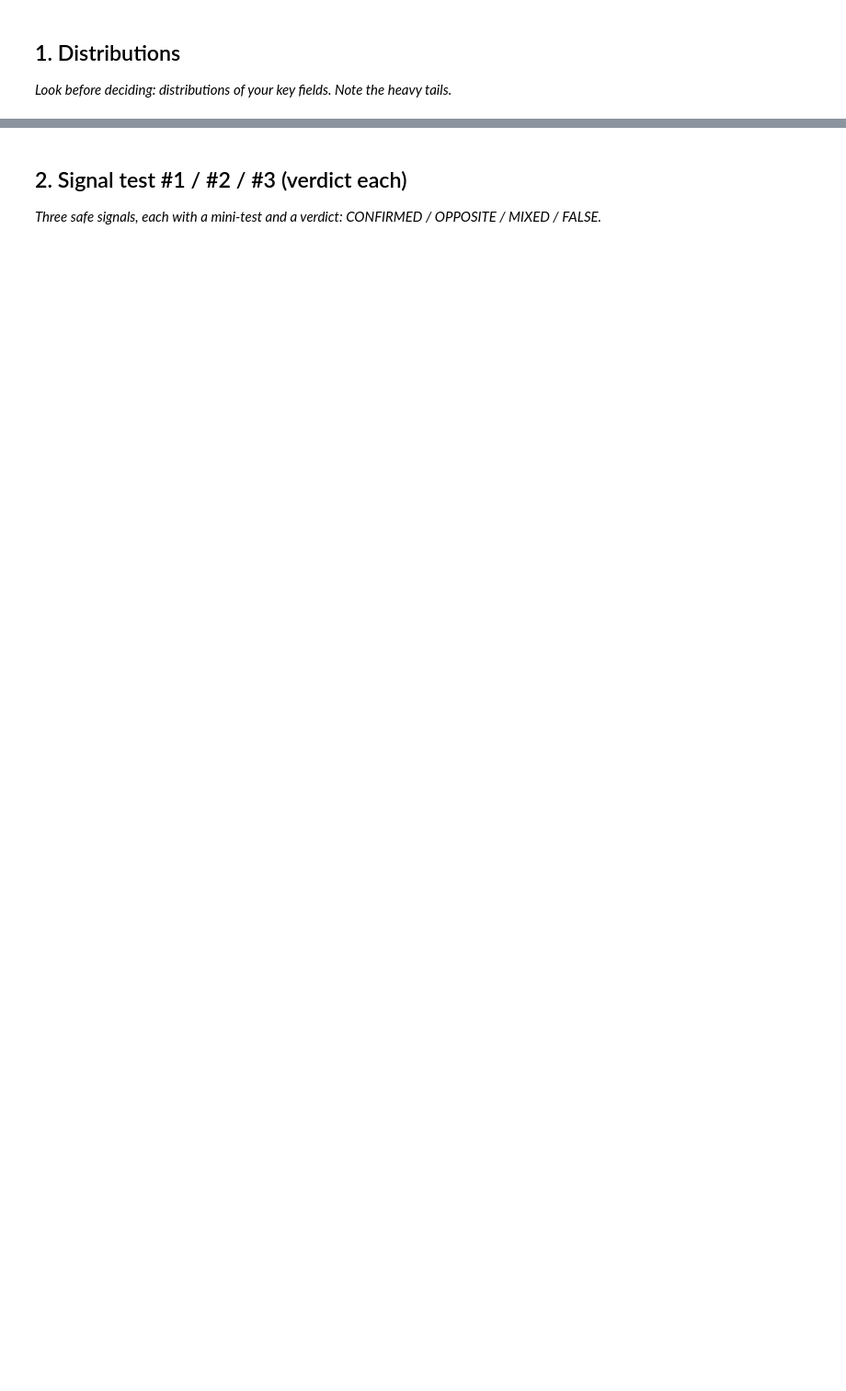
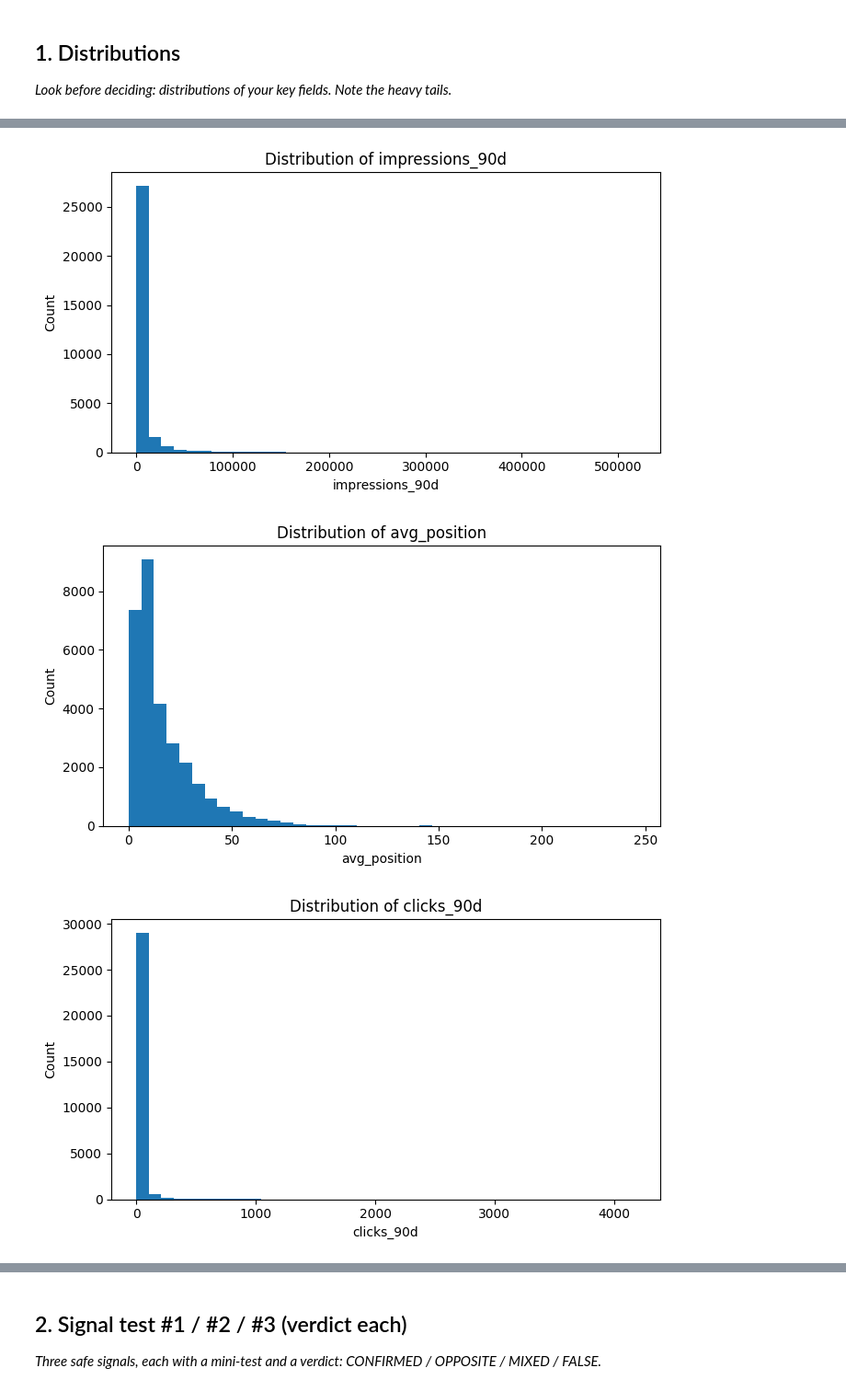
Before and after one commit to tabassumrafiq/flyrank-ml-internship, a Jupyter notebook: work/notebooks/w04_signal_audit.ipynb, the cells around one changed output, grey strips where cells are left out. Shown at 92% size. Cells and saved outputs as stored; diff of their text form; code cells hidden in the pictures; blank space fills up the shorter version.

```diff
--- a/work/notebooks/w04_signal_audit.ipynb
+++ b/work/notebooks/w04_signal_audit.ipynb
@@ -10,3 +28,8 @@ This skeleton is yours to fill. Work the sections **in order** — each one has
 ## 1. Distributions
 
 *Look before deciding: distributions of your key fields. Note the heavy tails.*
+# %%
+from google.colab import files
+import pandas as pd
+
+uploaded = files.upload()
@@ -12,0 +119,20 @@ This skeleton is yours to fill. Work the sections **in order** — each one has
+# %%
+key_fields = [
+    "impressions_90d",
+    "avg_position",
+    "clicks_90d",
+    "ctr",
+    "engagement_rate",
+    "scroll_rate",
+    "word_count"
+]
+
+available_fields = [
+    col for col in key_fields
+    if col in df.columns
+]
+
+print("Available key fields:")
+print(available_fields)
+
+display(df[available_fields].describe().T)
@@ -12,0 +174,20 @@ This skeleton is yours to fill. Work the sections **in order** — each one has
+# %%
+for col in available_fields:
+
+    plt.figure(figsize=(7, 4))
+
+    plt.hist(
+        df[col].dropna(),
+        bins=40
+    )
+
+    plt.title(f"Distribution of {col}")
+    plt.xlabel(col)
+    plt.ylabel("Count")
+
+    plt.tight_layout()
+    plt.show()
+# %% [output]
+[figure, added]
+[figure, added]
+[figure, added]
```
Also changed, not shown: parts of 25 cells of this notebook.
